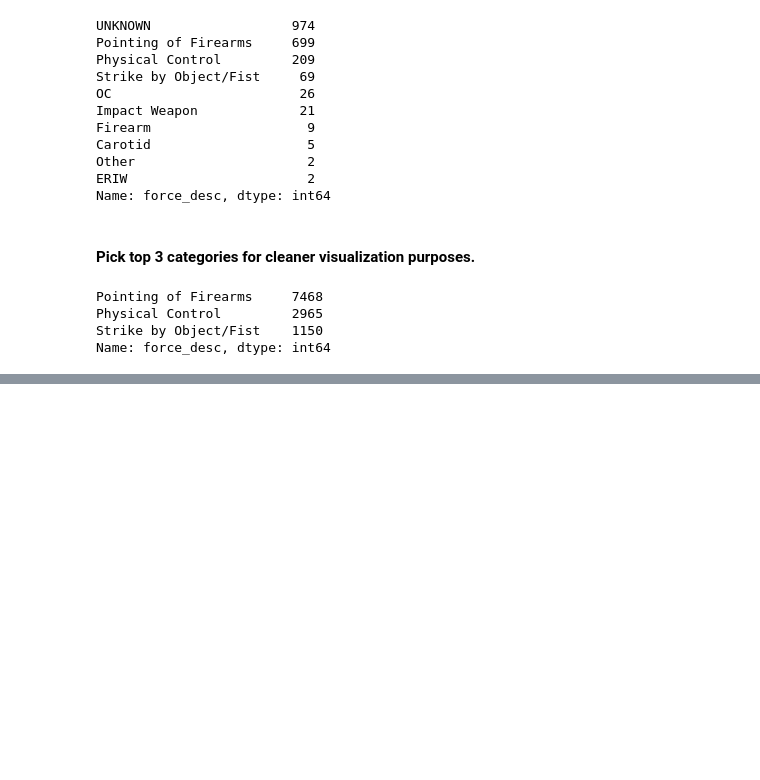
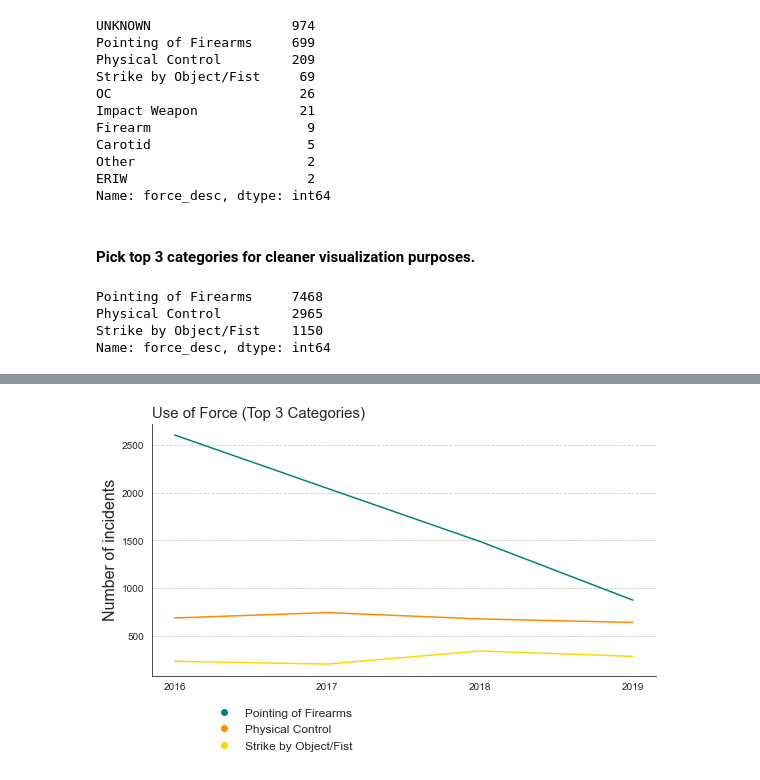
Before and after one commit to sfbrigade/datasci-police-budget, a Jupyter notebook: sanfranciscodataset/TS_SF_UseOfForceAnalysis.ipynb, the cells around one changed output, grey strips where cells are left out. Saved outputs shown, nothing was run; the diff lists cells and outputs as text; code cells hidden in the pictures; blank space fills up the shorter version.

```diff
--- a/sanfranciscodataset/TS_SF_UseOfForceAnalysis.ipynb
+++ b/sanfranciscodataset/TS_SF_UseOfForceAnalysis.ipynb
@@ -460,0 +463,29 @@ plt.show()
+# %%
+plt.figure(figsize=(10, 5))
+ax = sns.lineplot(x='year', y='incident_count', hue='Force Description', data=uof_year,
+                 hue_order=['Pointing of Firearms', 'Physical Control', 'Strike by Object/Fist'], palette=['teal', 'darkorange', 'gold'])
+
+ax.tick_params(left=False)
+ax.spines['right'].set_visible(False)
+ax.spines['top'].set_visible(False)
+ax.set_position([0.1,0.23,0.7,0.7])
+
+
+plt.grid(linestyle='--', axis='y')
+plt.title('Use of Force (Top 3 Categories)', loc='left', fontsize=15)
+plt.xlabel('')
+plt.ylabel('Number of incidents', fontsize=16)
+
+
+legend_elements = [Line2D([0], [0], color='teal', marker='o', ls='', label='Pointing of Firearms'),
+                   Line2D([0], [0], marker='o', color='darkorange', ls='', label='Physical Control'),
+                   Line2D([0], [0], marker='o', color='gold', ls='', label='Strike by Object/Fist')]
+
+
+plt.legend(handles=legend_elements, bbox_to_anchor=(.05, .01),
+           loc=2, borderaxespad=2.5, frameon=False, fontsize=12)
+
+plt.savefig('./graphs/images/SF_uof_annual_lineplot.png')
+plt.show()
+# %% [output]
+[figure, added]
```
Also changed, not shown: parts of 9 cells of this notebook.
